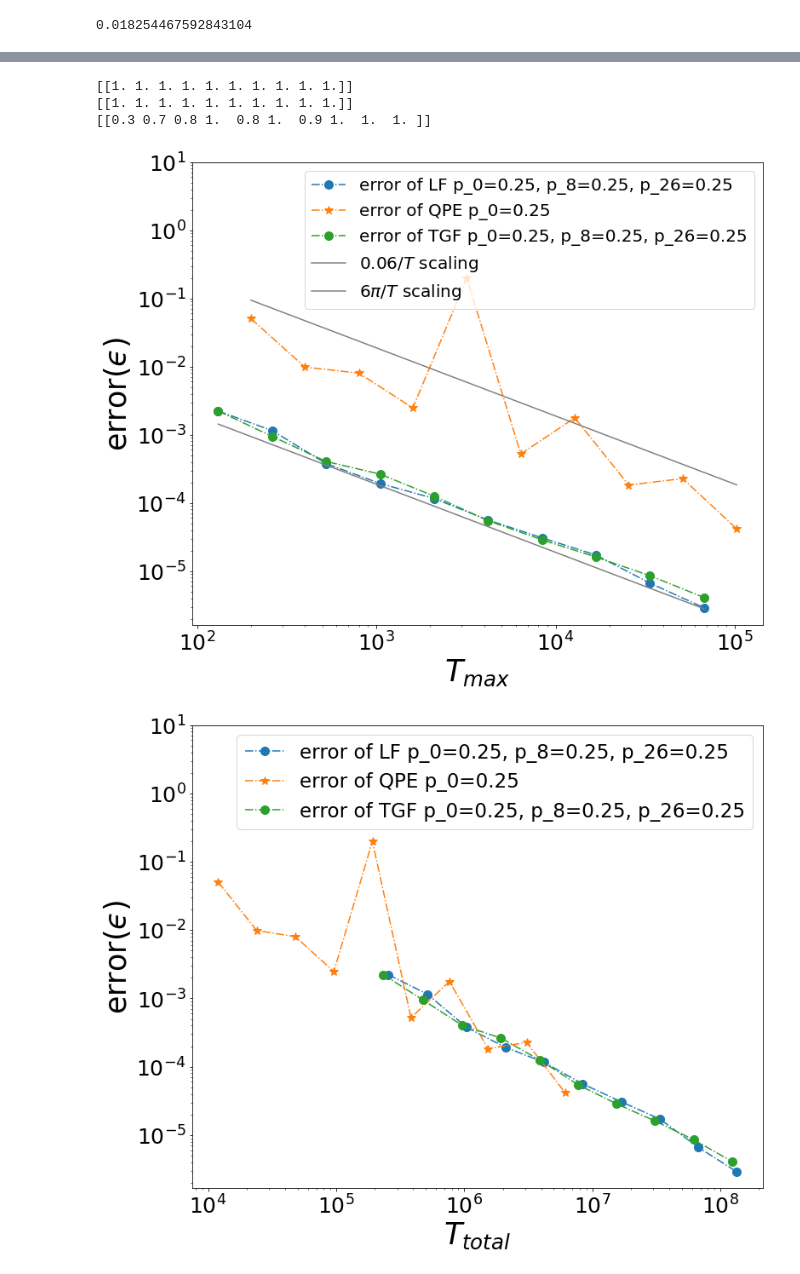
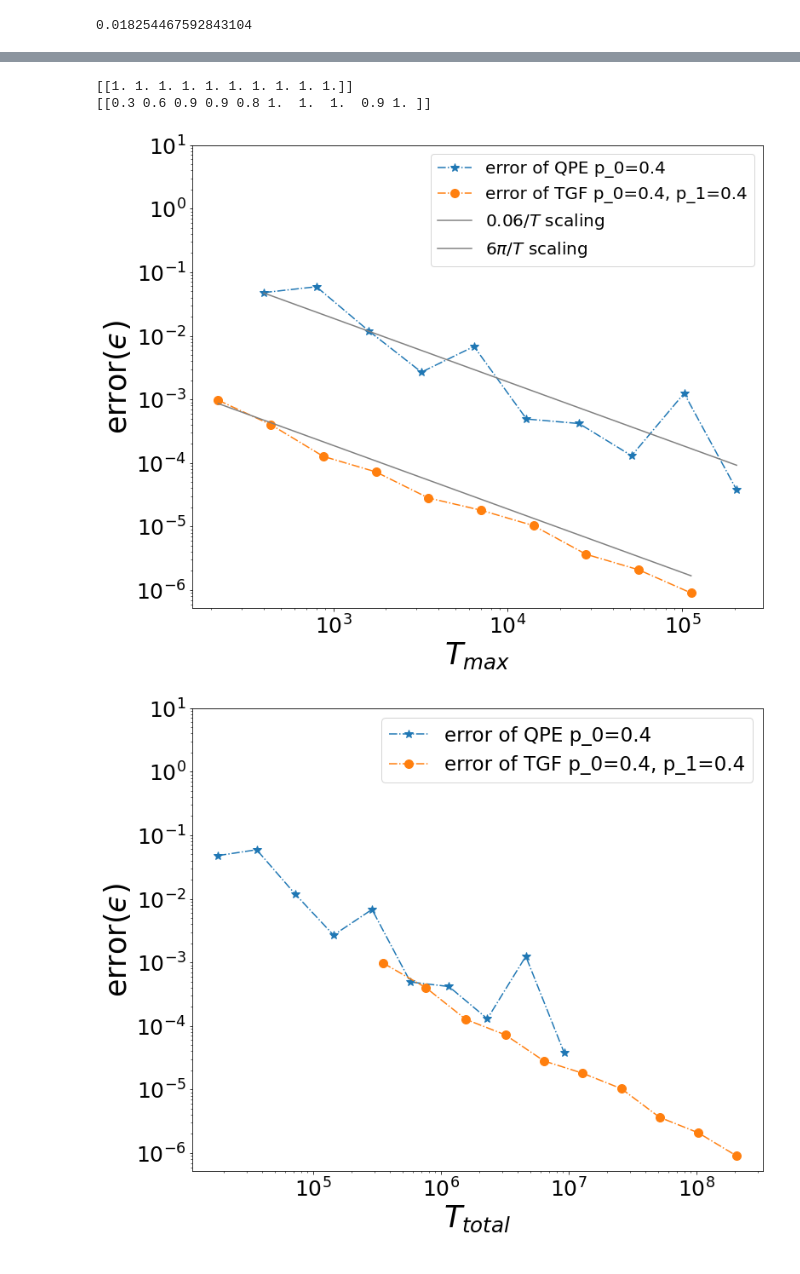
Before and after one commit to zhiyanding/MM-QCELS, a Jupyter notebook: QCELS_multi_hubbard_4sites.ipynb, the cells around one changed output, grey strips where cells are left out. Saved outputs shown, nothing was run; the diff lists cells and outputs as text; code cells hidden in the pictures.

```diff
--- a/QCELS_multi_hubbard_4sites.ipynb
+++ b/QCELS_multi_hubbard_4sites.ipynb
@@ -22,10 +22,9 @@ def generate_spectrum_population_hubbard_4(eigenenergies, population, p):
     p = np.array(p)
     spectrum = eigenenergies * 0.25*np.pi/np.max(np.abs(eigenenergies))#normalize the spectrum
     q = population
-    q=q/(np.sum(q)-q[0]-q[8]-q[26])*(1-p[0]-p[1]-p[2])
+    q=q/(np.sum(q)-q[0]-q[1])*(1-p[0]-p[1])
     q[0]=p[0]
-    q[8]=p[1]
-    q[26]=p[2]
+    q[1]=p[1]
     num_p = p.shape[0]
     return spectrum, q
 # %%
@@ -188,46 +152,40 @@ For p0,p8,p26= [0.25, 0.25, 0.25] For N_test= 10
 # %%
-print(rate_success_QCELS)
 print(rate_success_QCELS_gaussian)
 print(rate_success_QPE)
 plt.figure(figsize=(12,10))
-plt.plot(max_T_QCELS[0,:],err_QCELS[0,:],linestyle="-.",marker="o",
-         label="error of LF p_0={}, p_8={}, p_26={}".format(p0_array[0],p8_array[0],p26_array[0]))
 plt.plot(T_list_QPE,err_QPE[0,:],linestyle="-.",marker="*",
          label="error of QPE p_0={}".format(p0_array[0]))
 plt.plot(max_T_QCELS_gaussian[0,:],err_QCELS_gaussian[0,:],linestyle="-.",marker="o",
-         label="error of TGF p_0={}, p_8={}, p_26={}".format(p0_array[0],p8_array[0],p26_array[0]))
-plt.plot(max_T_QCELS[0,:],0.06*np.pi/max_T_QCELS[0,:],linestyle="-",color="grey",label="$0.06/T$ scaling")
+         label="error of TGF p_0={}, p_1={}".format(p0_array[0],p1_array[0]))
+plt.plot(max_T_QCELS_gaussian[0,:],0.06*np.pi/max_T_QCELS_gaussian[0,:],linestyle="-",color="grey",label="$0.06/T$ scaling")
 plt.plot(T_list_QPE,6*np.pi/T_list_QPE,linestyle="-",color="grey",label="$6\pi/T$ scaling")
 plt.xlabel("$T_{max}$",fontsize=35)
 plt.ylabel("error($ϵ$)",fontsize=35)
 plt.xticks(fontsize=25)
 plt.yticks(fontsize=25)
 plt.xscale("log")
 plt.yscale("log")
 plt.ylim(top=10)
 plt.legend(fontsize=20)
 plt.savefig('Hubbard_depth_4_all.pdf')
 plt.figure(figsize=(12,10))
-plt.plot(cost_list_avg_QCELS[0,:],err_QCELS[0,:],linestyle="-.",marker="o",
-         label="error of LF p_0={}, p_8={}, p_26={}".format(p0_array[0],p8_array[0],p26_array[0]))
 plt.plot(cost_list_avg_QPE[0,:],err_QPE[0,:],linestyle="-.",marker="*",
          label="error of QPE p_0={}".format(p0_array[0]))
 plt.plot(cost_list_avg_QCELS_gaussian[0,:],err_QCELS_gaussian[0,:],linestyle="-.",marker="o",
-         label="error of TGF p_0={}, p_8={}, p_26={}".format(p0_array[0],p8_array[0],p26_array[0]))
+         label="error of TGF p_0={}, p_1={}".format(p0_array[0],p1_array[0]))
 plt.xlabel("$T_{total}$",fontsize=35)
 plt.ylabel("error($ϵ$)",fontsize=35)
 plt.xticks(fontsize=25)
 plt.yticks(fontsize=25)
 plt.xscale("log")
 plt.yscale("log")
 plt.ylim(top=10)
 plt.legend(fontsize=23)
 plt.savefig('Hubbard_cost_4_all.pdf')
 plt.show()
 # %% [output]
 [[1. 1. 1. 1. 1. 1. 1. 1. 1. 1.]]
-[[1. 1. 1. 1. 1. 1. 1. 1. 1. 1.]]
-[[0.3 0.7 0.8 1.  0.8 1.  0.9 1.  1.  1. ]]
+[[0.3 0.6 0.9 0.9 0.8 1.  1.  1.  0.9 1. ]]
-[figure, old version]
+[figure, new version]
-[figure, old version]
+[figure, new version]
 # %%
```
Also changed, not shown: parts of 4 cells of this notebook, 48 other files.
